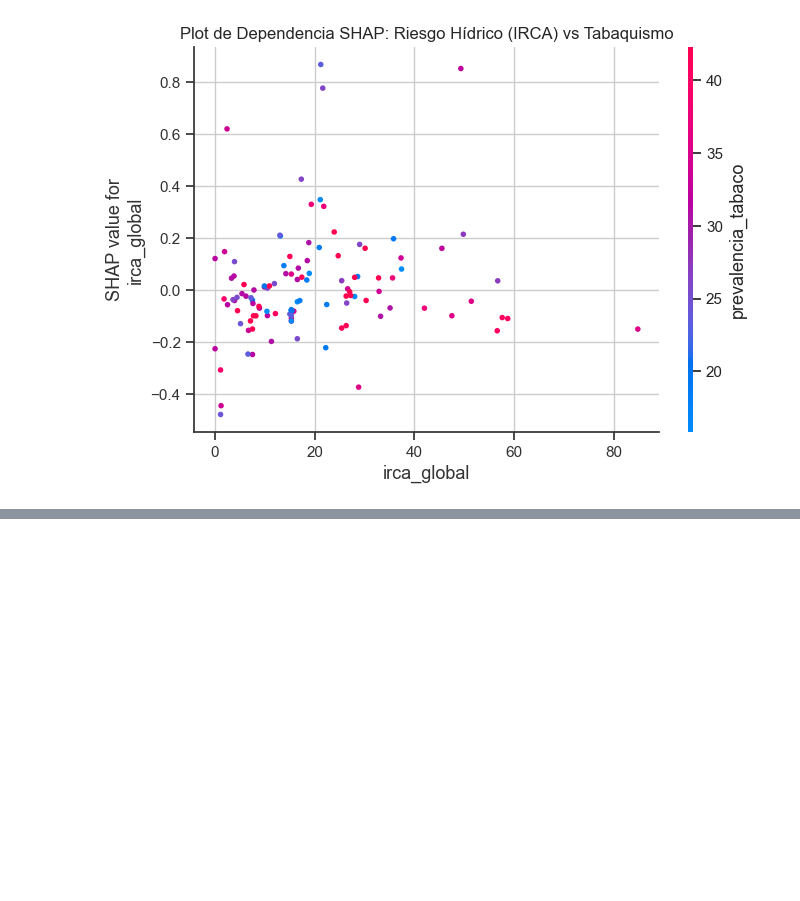
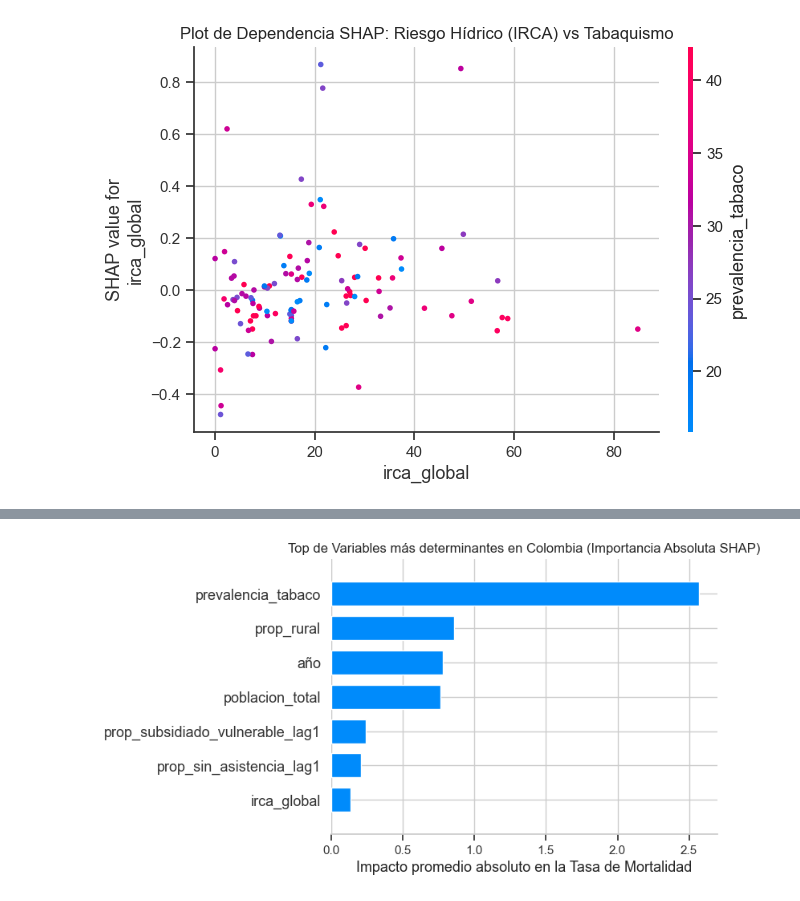
Before and after one commit to LasciaStare/Seminario, a Jupyter notebook: 5_modelo_xgboost.ipynb, the cells around one changed output, grey strips where cells are left out. Saved outputs shown, nothing was run; the diff lists cells and outputs as text; code cells hidden in the pictures; blank space fills up the shorter version.

```diff
--- a/5_modelo_xgboost.ipynb
+++ b/5_modelo_xgboost.ipynb
@@ -192,0 +196,8 @@ plt.show()
+# %%
+# Gráfico de barras promedio SHAP (fácil de entender)
+shap.summary_plot(shap_values, X_test, plot_type="bar", show=False)
+plt.title('Top de Variables más determinantes en Colombia (Importancia Absoluta SHAP)')
+plt.xlabel('Impacto promedio absoluto en la Tasa de Mortalidad')
+plt.show()
+# %% [output]
+[figure, added]
```
Also changed, not shown: parts of 17 cells of this notebook.
